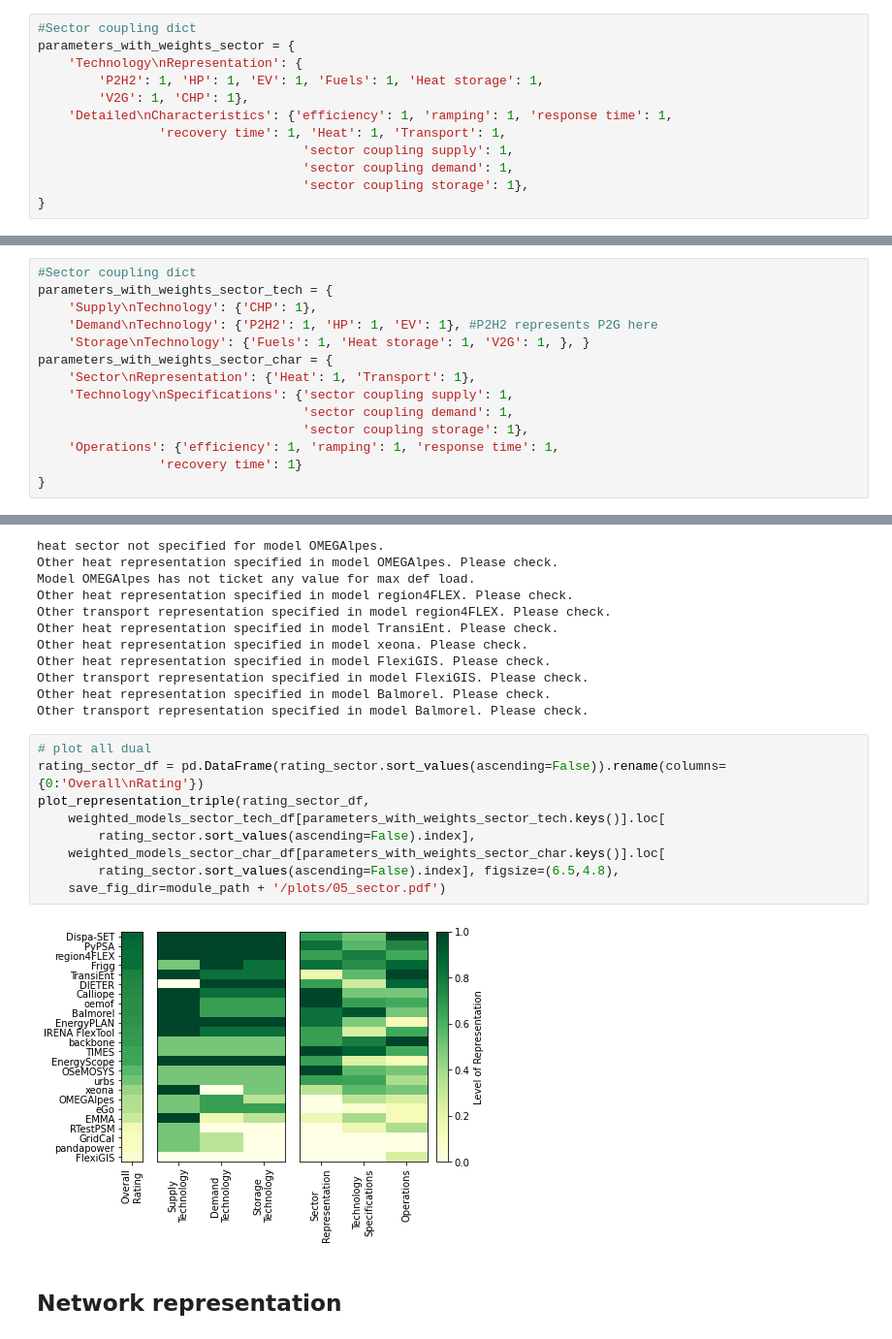
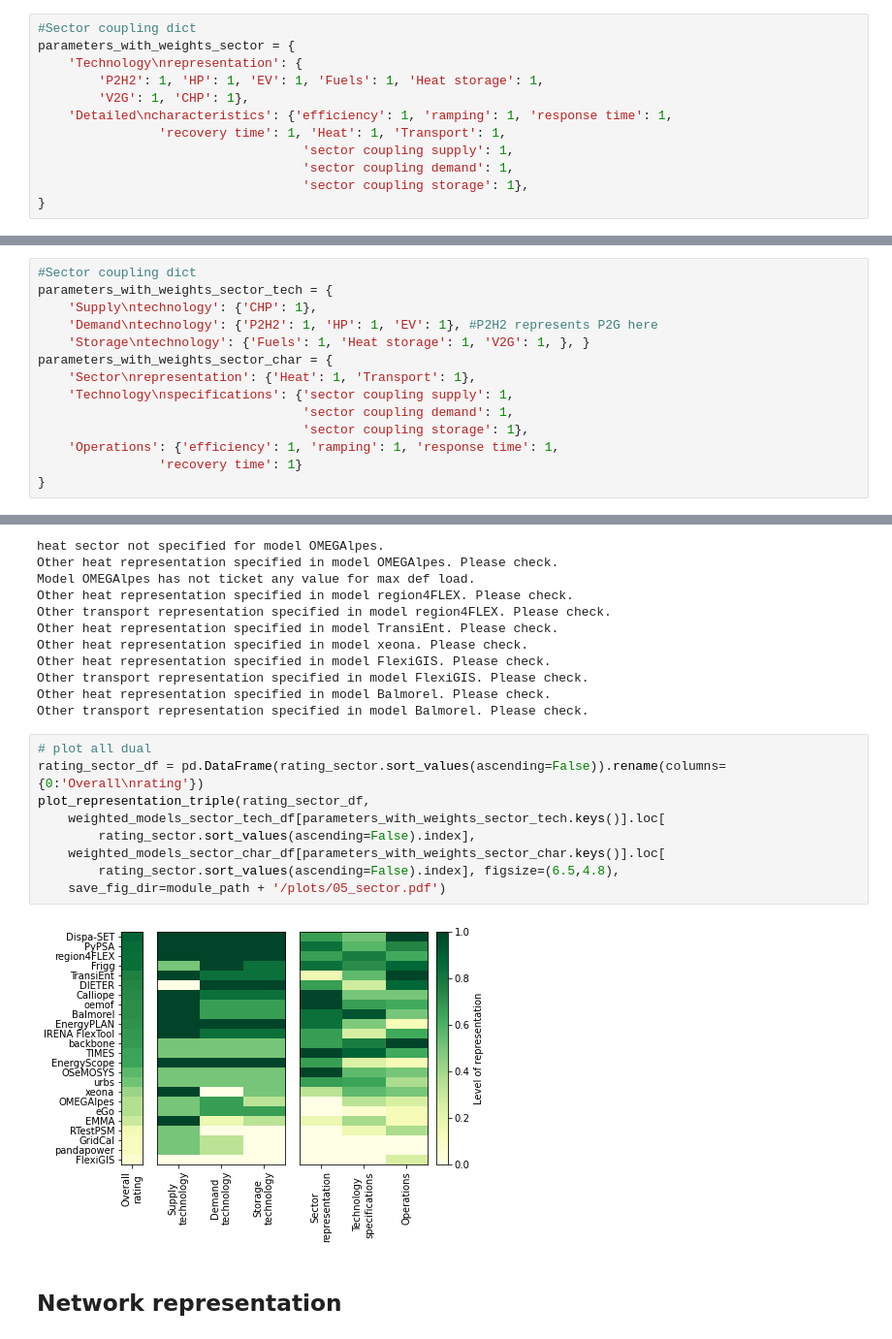
Before and after one commit to rl-institut/OpFEl, a Jupyter notebook: Evaluation.ipynb, the cells around one changed output, grey strips where cells are left out. Shown: that part at 97% size. Cells and saved outputs as stored; diff of their text form.

```diff
--- a/Evaluation.ipynb
+++ b/Evaluation.ipynb
@@ -342,10 +342,10 @@ plot_representation_triple(rating_storage_df,
 # %%
 #Sector coupling dict
 parameters_with_weights_sector = {
-    'Technology\nRepresentation': {
+    'Technology\nrepresentation': {
         'P2H2': 1, 'HP': 1, 'EV': 1, 'Fuels': 1, 'Heat storage': 1,
         'V2G': 1, 'CHP': 1},
-    'Detailed\nCharacteristics': {'efficiency': 1, 'ramping': 1, 'response time': 1,
+    'Detailed\ncharacteristics': {'efficiency': 1, 'ramping': 1, 'response time': 1,
                 'recovery time': 1, 'Heat': 1, 'Transport': 1,
                                    'sector coupling supply': 1,
                                    'sector coupling demand': 1,
@@ -403,12 +403,12 @@ plot_representation_single(
 # %%
 #Sector coupling dict
 parameters_with_weights_sector_tech = {
-    'Supply\nTechnology': {'CHP': 1},
-    'Demand\nTechnology': {'P2H2': 1, 'HP': 1, 'EV': 1}, #P2H2 represents P2G here
-    'Storage\nTechnology': {'Fuels': 1, 'Heat storage': 1, 'V2G': 1, }, }
+    'Supply\ntechnology': {'CHP': 1},
+    'Demand\ntechnology': {'P2H2': 1, 'HP': 1, 'EV': 1}, #P2H2 represents P2G here
+    'Storage\ntechnology': {'Fuels': 1, 'Heat storage': 1, 'V2G': 1, }, }
 parameters_with_weights_sector_char = {
-    'Sector\nRepresentation': {'Heat': 1, 'Transport': 1},
-    'Technology\nSpecifications': {'sector coupling supply': 1,
+    'Sector\nrepresentation': {'Heat': 1, 'Transport': 1},
+    'Technology\nspecifications': {'sector coupling supply': 1,
                                    'sector coupling demand': 1,
                                    'sector coupling storage': 1},
     'Operations': {'efficiency': 1, 'ramping': 1, 'response time': 1,
@@ -440,15 +440,15 @@ Other heat representation specified in model Balmorel. Please check.
 Other transport representation specified in model Balmorel. Please check.
 # %%
 # plot all dual
-rating_sector_df = pd.DataFrame(rating_sector.sort_values(ascending=False)).rename(columns={0:'Overall\nRating'})
+rating_sector_df = pd.DataFrame(rating_sector.sort_values(ascending=False)).rename(columns={0:'Overall\nrating'})
 plot_representation_triple(rating_sector_df,
     weighted_models_sector_tech_df[parameters_with_weights_sector_tech.keys()].loc[
         rating_sector.sort_values(ascending=False).index],
     weighted_models_sector_char_df[parameters_with_weights_sector_char.keys()].loc[
         rating_sector.sort_values(ascending=False).index], figsize=(6.5,4.8),
     save_fig_dir=module_path + '/plots/05_sector.pdf')
 # %% [output]
-[figure, old version]
+[figure, new version]
 # %% [markdown]
 ## Network representation
 # %%
```
Also changed, not shown: parts of 37 cells of this notebook, 27 other files.
